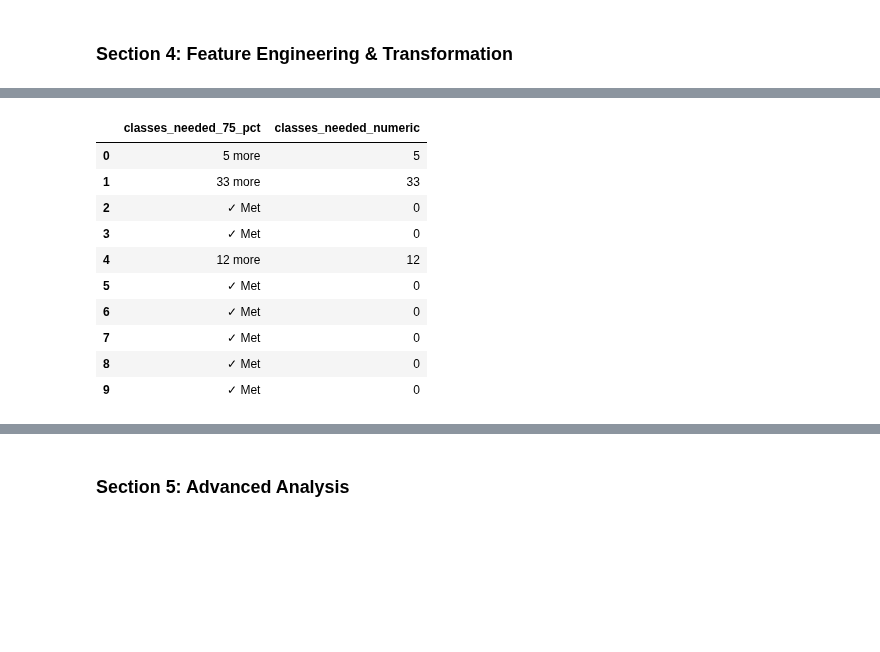
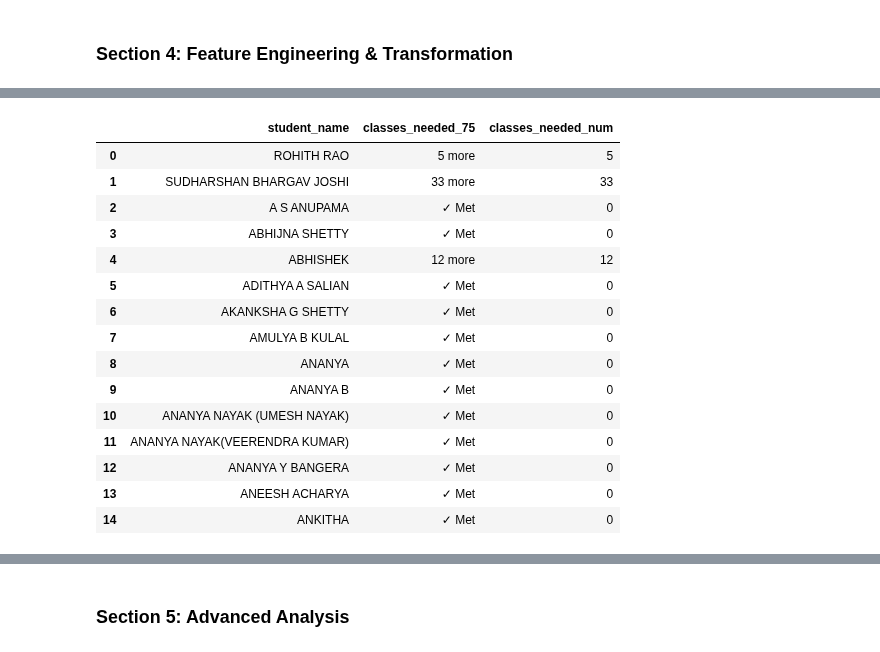
Before and after one commit to ganapathimallya/DataScience, a Jupyter notebook: HomeWork/Project_Student_Attendance_Analytics_with_Pandas.ipynb, the cells around one changed output, grey strips where cells are left out. Drawn from its saved outputs; the diff is of its cells as text; code cells hidden in the pictures; blank space fills up the shorter version.

```diff
--- a/HomeWork/Project_Student Attendance Analytics with Pandas.ipynb
+++ b/HomeWork/Project_Student_Attendance_Analytics_with_Pandas.ipynb
@@ -6,7 +6,7 @@ import numpy as np
 # %% [markdown]
 #### Section 0: Data Loading
 # %%
-df = pd.read_excel("attendance.xlsx")
+df = pd.read_excel("csea_attendance.xlsx")
 df
 # %% [output]
 |  | Roll No | Student Name | Subject | Total Classes | Present | Absent | Excused | Attendance % | Status | ... |
@@ -116,9 +85,9 @@ df
 # %%
 """Q4. Convert Attendance % from string format (e.g., "64%") to a numeric float column (0.64 or 64.0). Also convert Last Present Date to datetime, handling "Never" as NaT."""
 #-----------------------------Write Solution Code-----------------------------
-df['attendance_pct'] = pd.to_numeric(
-    df['attendance_pct'].astype(str).str.rstrip('%'), errors='coerce'
-)
-df['Last Present Date'] = pd.to_datetime(df['Last Present Date'], errors='coerce')
-display(df[['attendance_pct', 'Last Present Date']].head())
+df["attendance_pct"] = df["attendance_pct"].astype(str).str.replace("%", "", regex=False).astype(float)
+df["last_present_date"] = pd.to_datetime(df["last_present_date"], errors="coerce")  # "Never" -> NaT
+print(df[["attendance_pct", "last_present_date"]].dtypes)
+print("NaT count:", df["last_present_date"].isna().sum())
+df.head()
 # %% [output]
@@ -254,17 +221,10 @@ display(status_summary)
 < 60% → "Poor"
 Then use groupby() to count students in each category."""
 #-----------------------------Write Solution Code-----------------------------
-df['attendance_category'] = np.select(
-    [
-        df['attendance_pct'].ge(90),
-        df['attendance_pct'].ge(75),
-        df['attendance_pct'].ge(60)
-    ],
-    ['Excellent', 'Good', 'Average'],
-    default='Poor'
-)
-category_counts = df.groupby('attendance_category').size().rename('student_count')
-display(category_counts)
+df["attendance_category"] = np.select(
+    [df["attendance_pct"] >= 90, df["attendance_pct"] >= 75, df["attendance_pct"] >= 60],
+    ["Excellent", "Good", "Average"], default="Poor")
+df.groupby("attendance_category")["roll_no"].count().rename("students")
 # %% [output]
 attendance_category
 Average       3
@@ -306,7 +273,7 @@ display(present_absent_by_status)
 Risk Score = (Absent * 0.4) + (Consecutive Absences * 0.6)
 Display the top 10 students with the highest risk score."""
 #-----------------------------Write Solution Code-----------------------------
-df['risk_score'] = (df['absent'] * 0.4) + (df['consecutive_absences'] * 0.6)
-top_10_risk = df.nlargest(10, 'risk_score')[['roll_no', 'student_name', 'risk_score']]
-display(top_10_risk)
+df["risk_score"] = df["absent"] * 0.4 + df["consecutive_absences"] * 0.6
+top10_risk = df.sort_values("risk_score", ascending=False).head(10)
+top10_risk[["roll_no", "student_name", "absent", "consecutive_absences", "risk_score"]]
 # %% [output]
@@ -324,23 +291,26 @@ display(top_10_risk)
 # %%
 """Q14. Add a column Classes Needed (Numeric) by extracting the numeric value from the Classes Needed (75%) column (e.g., "5 more" → 5, "✓ Met" → 0)."""
 #-----------------------------Write Solution Code-----------------------------
-df['classes_needed_numeric'] = (
-    df['classes_needed_75_pct'].astype(str).str.extract(r'(\d+)')[0]
-    .fillna('0').astype(int)
-)
-display(df[['classes_needed_75_pct', 'classes_needed_numeric']].head(10))
+df["classes_needed_num"] = (df["classes_needed_75"].str.extract(r"(\d+)")[0]
+                            .fillna(0).astype(int))   # "✓ Met" -> 0
+df[["student_name", "classes_needed_75", "classes_needed_num"]].head(15)
 # %% [output]
-|  | classes_needed_75_pct | classes_needed_numeric |
-| 0 | 5 more | 5 |
-| 1 | 33 more | 33 |
-| 2 | ✓ Met | 0 |
-| 3 | ✓ Met | 0 |
-| 4 | 12 more | 12 |
-| 5 | ✓ Met | 0 |
-| 6 | ✓ Met | 0 |
-| 7 | ✓ Met | 0 |
-| 8 | ✓ Met | 0 |
-| 9 | ✓ Met | 0 |
+|  | student_name | classes_needed_75 | classes_needed_num |
+| 0 | ROHITH RAO | 5 more | 5 |
+| 1 | SUDHARSHAN BHARGAV JOSHI | 33 more | 33 |
+| 2 | A S ANUPAMA | ✓ Met | 0 |
+| 3 | ABHIJNA SHETTY | ✓ Met | 0 |
+| 4 | ABHISHEK | 12 more | 12 |
+| 5 | ADITHYA A SALIAN | ✓ Met | 0 |
+| 6 | AKANKSHA G SHETTY | ✓ Met | 0 |
+| 7 | AMULYA B KULAL | ✓ Met | 0 |
+| 8 | ANANYA | ✓ Met | 0 |
+| 9 | ANANYA B | ✓ Met | 0 |
+| 10 | ANANYA NAYAK (UMESH NAYAK) | ✓ Met | 0 |
+| 11 | ANANYA NAYAK(VEERENDRA KUMAR) | ✓ Met | 0 |
+| 12 | ANANYA Y BANGERA | ✓ Met | 0 |
+| 13 | ANEESH ACHARYA | ✓ Met | 0 |
+| 14 | ANKITHA | ✓ Met | 0 |
 # %%
 """Q15. Using apply() with a lambda function, create a column Attendance Flag that returns:
 a)"Defaulter" if attendance < 75%
```
Also changed, not shown: parts of 19 cells of this notebook.
